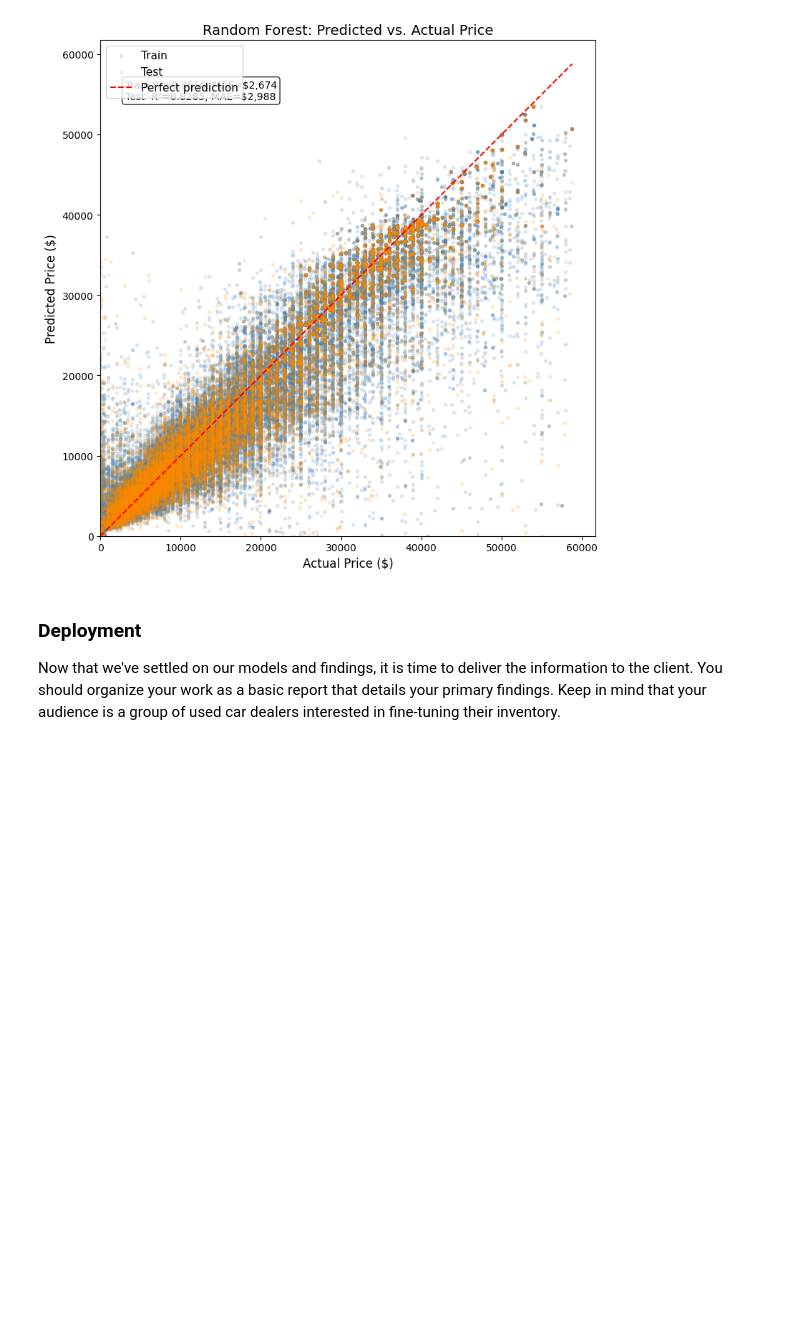
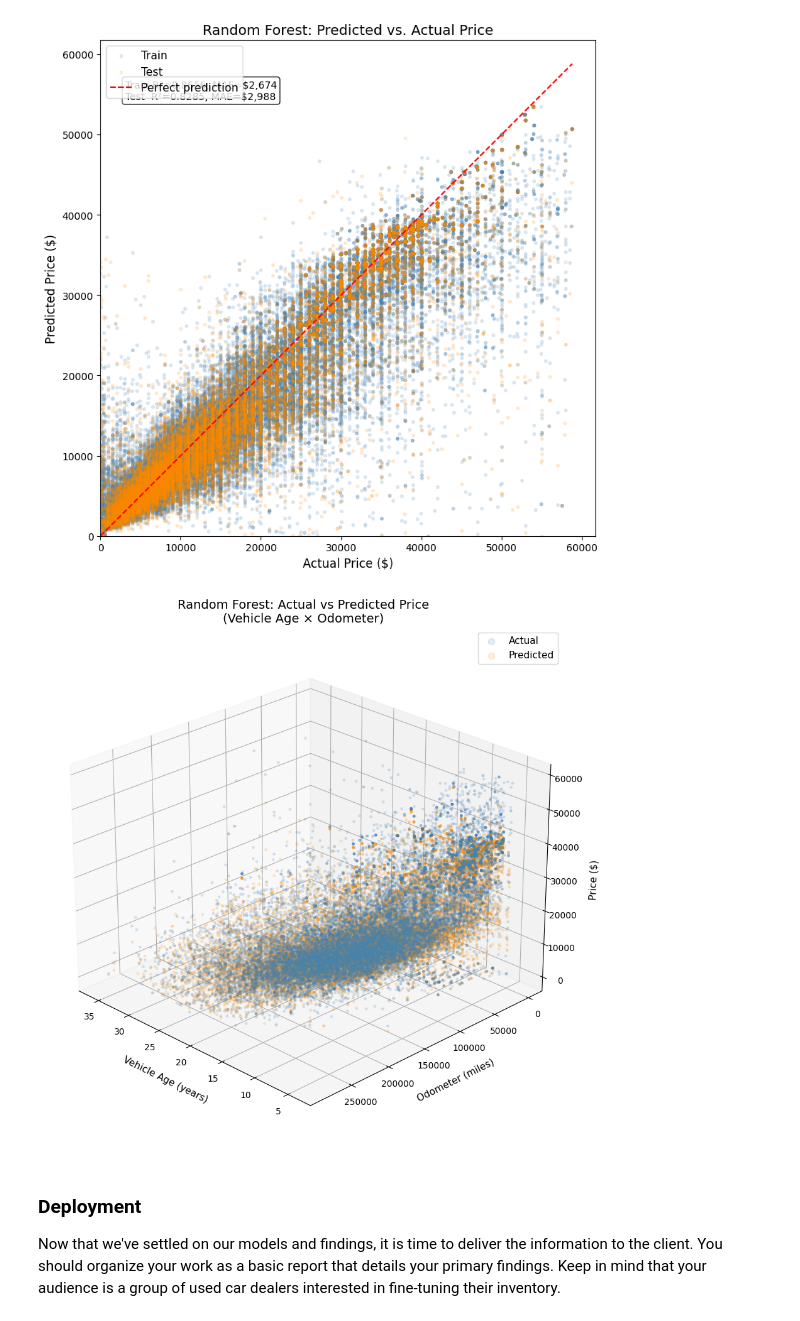
Before and after one commit to daisywu1/MLAI-PracticalApp-02, a Jupyter notebook: predict_used_car_price.ipynb, the cells around one changed output. Saved outputs shown, nothing was run; the diff lists cells and outputs as text; code cells hidden in the pictures; blank space fills up the shorter version.

Commit message:
3D scatter plot with price on the z-axis
Plots two series: actual prices (y_test) in steel blue and Random Forest predicted prices (test_preds_rf) in dark orange

```diff
--- a/predict_used_car_price.ipynb
+++ b/predict_used_car_price.ipynb
@@ -894,6 +894,31 @@ plt.tight_layout()
 plt.show()
 # %% [output]
 [figure]
+# %%
+from mpl_toolkits.mplot3d import Axes3D
+
+vehicle_age = X_test_keep['vehicle_age']
+odometer = X_test_keep['odometer']
+
+fig = plt.figure(figsize=(14, 9))
+ax = fig.add_subplot(111, projection='3d')
+
+ax.scatter(vehicle_age, odometer, y_test,
+           c='steelblue', alpha=0.15, s=6, label='Actual')
+ax.scatter(vehicle_age, odometer, test_preds_rf,
+           c='darkorange', alpha=0.15, s=6, label='Predicted')
+
+ax.set_xlabel('Vehicle Age (years)', fontsize=11, labelpad=10)
+ax.set_ylabel('Odometer (miles)', fontsize=11, labelpad=10)
+ax.set_zlabel('Price ($)', fontsize=11, labelpad=10)
+ax.set_title('Random Forest: Actual vs Predicted Price\n(Vehicle Age × Odometer)', fontsize=14)
+
+ax.legend(fontsize=11, markerscale=3)
+ax.view_init(elev=25, azim=135)
+plt.tight_layout()
+plt.show()
+# %% [output]
+[figure, added]
 # %% [markdown]
 ### Deployment
 
```
